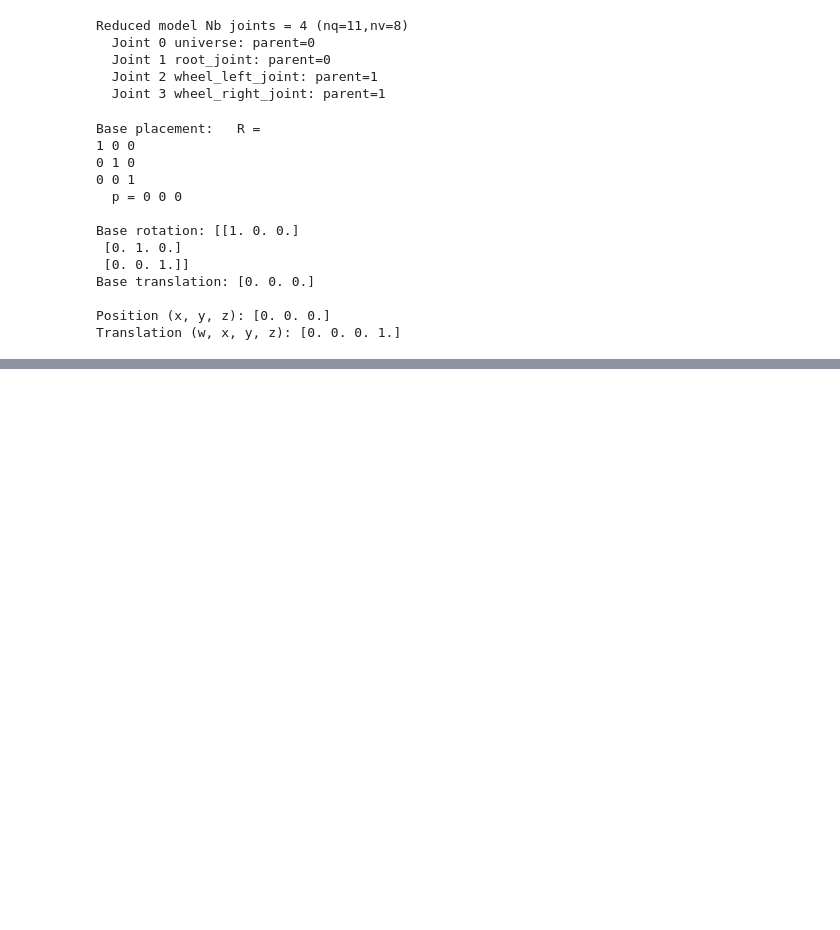
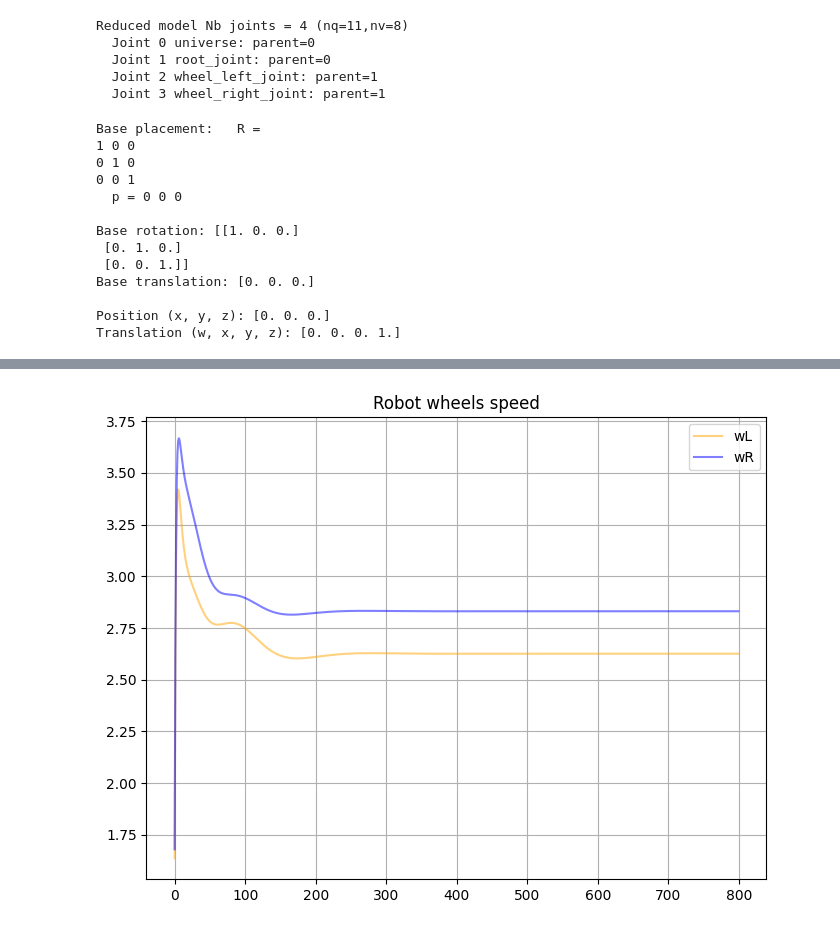
Before and after one commit to francomano/ukf_test, a Jupyter notebook: main.ipynb, the cells around one changed output, grey strips where cells are left out. Cells and saved outputs as stored; diff of their text form; code cells hidden in the pictures; blank space fills up the shorter version.

```diff
--- a/main.ipynb
+++ b/main.ipynb
@@ -166,0 +173,20 @@ plt.show()
+# %%
+# Extracting x and y coordinates
+wL, wR = robot_pos[:, 3], robot_pos[:, 4]
+
+# Plotting
+plt.figure(figsize=(8, 6))  # Set the figure size for better visibility
+plt.plot(wL, color='orange', label='wL', alpha=0.5)  # Plot points from array1
+plt.plot(wR, color='blue', label='wR', alpha=0.5)  # Plot points from array1
+
+# Set labels and title
+#plt.xlabel('X axis')
+#plt.ylabel('Y axis')
+plt.title('Robot wheels speed')
+
+
+plt.legend()  # To add a legend to differentiate the arrays
+plt.grid(True)  # Optionally, add a grid for better readability
+plt.show()
+# %% [output]
+[figure, added]
```
Also changed, not shown: parts of 5 cells of this notebook.
